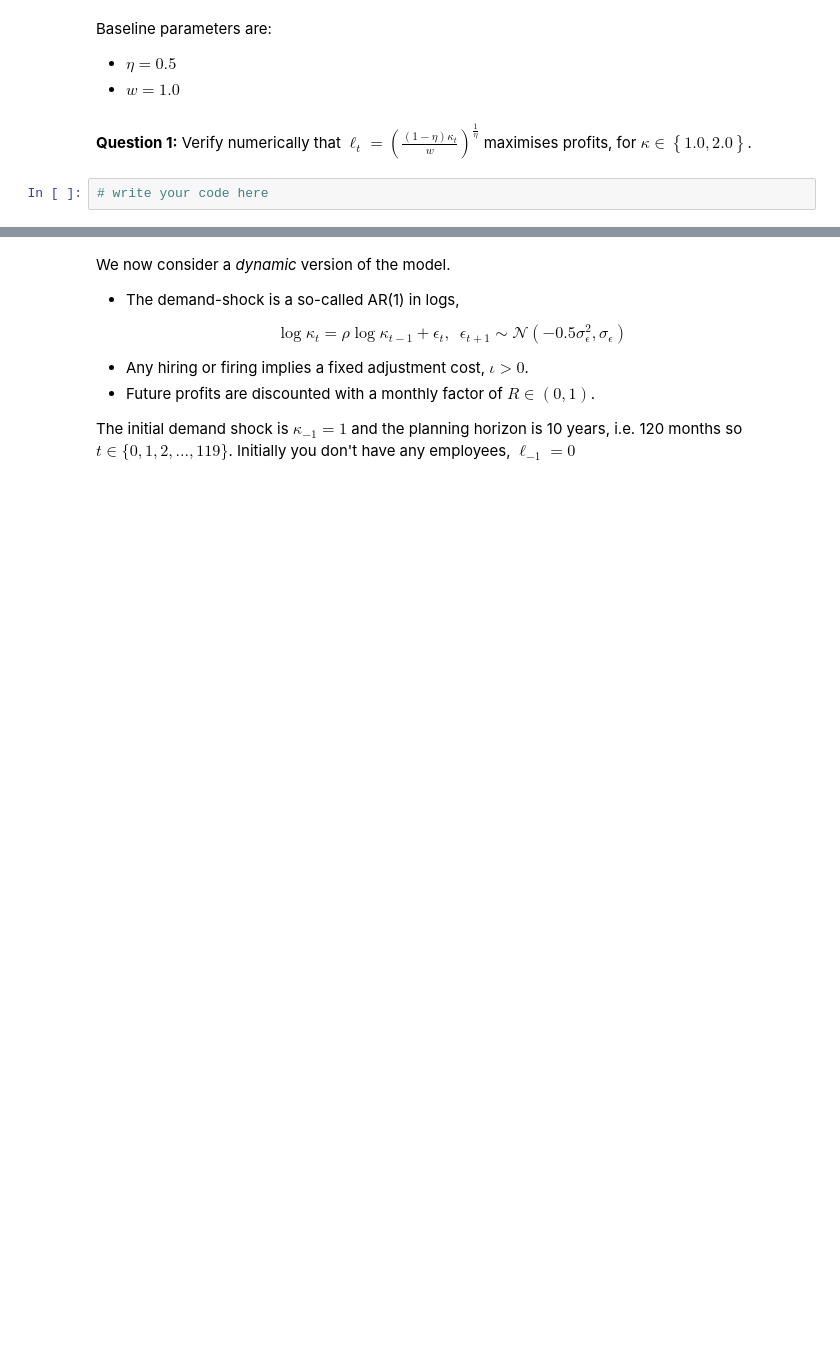
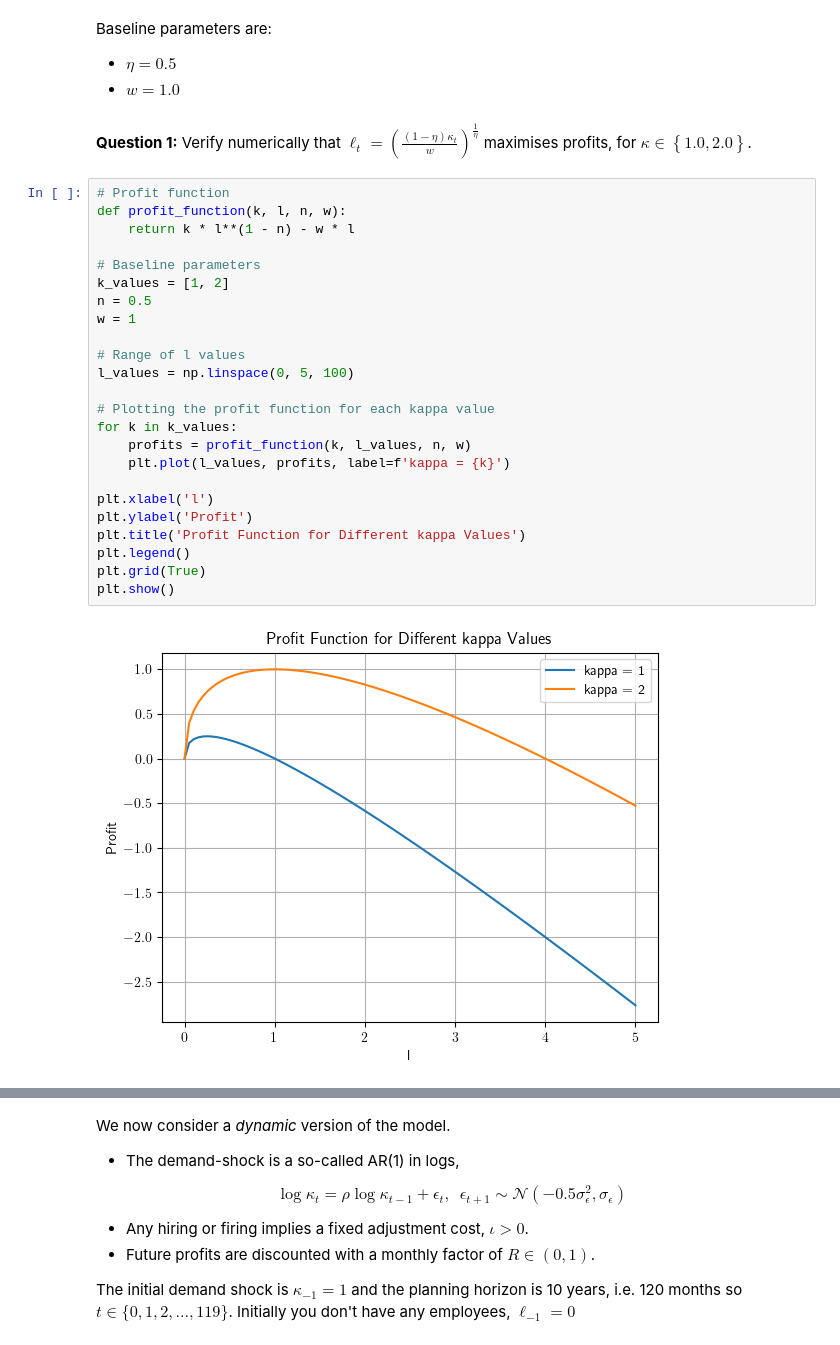
Before and after one commit to NumEconCopenhagen/projects-2023-julius-oskar, a Jupyter notebook: Exam/Exam-2023-notebook.ipynb, the cells around one changed output, grey strips where cells are left out. Cells and saved outputs as stored; diff of their text form; blank space fills up the shorter version.

```diff
--- a/Exam/Exam-2023-notebook.ipynb
+++ b/Exam/Exam-2023-notebook.ipynb
@@ -299,5 +354,29 @@ Baseline parameters are:
 - $w = 1.0$
 # %% [markdown]
 **Question 1:** Verify numerically that $\ell_{t}=\left(\frac{(1-\eta)\kappa_{t}}{w}\right)^{\frac{1}{\eta}}$ maximises profits, for $\kappa\in\left\{1.0 , 2.0\right\}$.
-# %%
-# write your code here
+# %%
+# Profit function
+def profit_function(k, l, n, w):
+    return k * l**(1 - n) - w * l
+
+# Baseline parameters
+k_values = [1, 2]
+n = 0.5
+w = 1
+
+# Range of l values
+l_values = np.linspace(0, 5, 100)
+
+# Plotting the profit function for each kappa value
+for k in k_values:
+    profits = profit_function(k, l_values, n, w)
+    plt.plot(l_values, profits, label=f'kappa = {k}')
+
+plt.xlabel('l')
+plt.ylabel('Profit')
+plt.title('Profit Function for Different kappa Values')
+plt.legend()
+plt.grid(True)
+plt.show()
+# %% [output]
+[figure, added]
```
Also changed, not shown: parts of 11 cells of this notebook.
